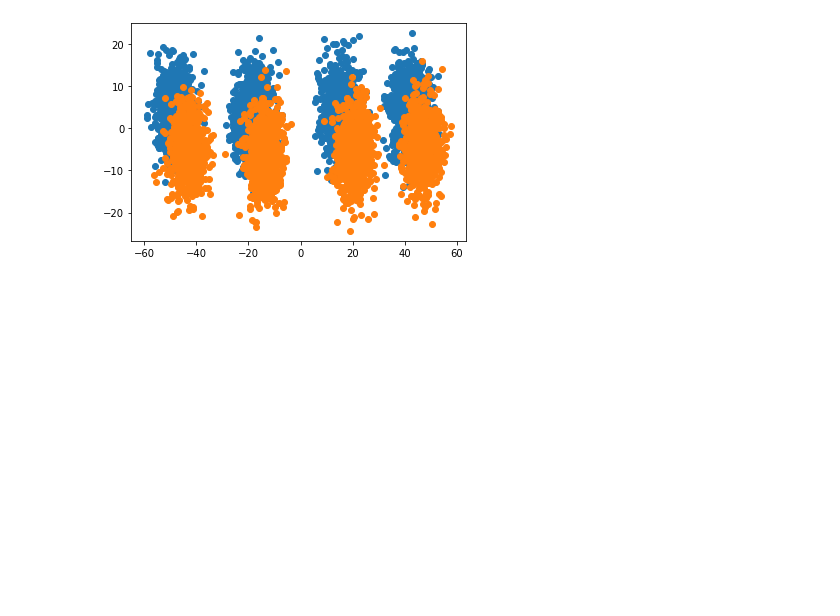
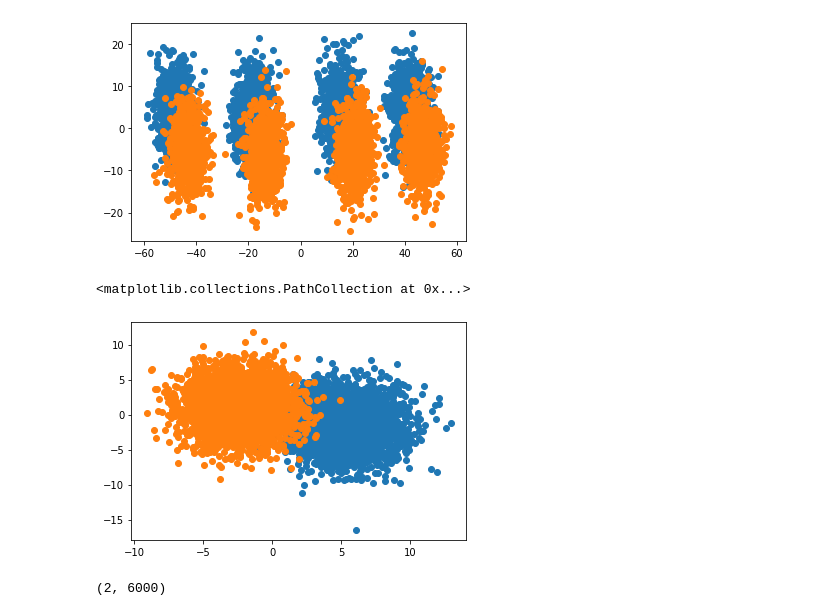
Before and after one commit to mattyred/poliTO-MLPR-Project, a Jupyter notebook: Code/Notebooks/DataInspection.ipynb, the cells around one changed output. Saved outputs shown, nothing was run; the diff lists cells and outputs as text; code cells hidden in the pictures; blank space fills up the shorter version.

```diff
--- a/Code/Notebooks/DataInspection.ipynb
+++ b/Code/Notebooks/DataInspection.ipynb
@@ -78,3 +78,16 @@ plt.scatter(DT_pca[0,LT==1], DT_pca[1,LT==1])
 # %% [output]
 <matplotlib.collections.PathCollection at 0x...>
 [figure]
+# %%
+lda = DimRed.LDA(DT, LT)
+DT_lda = lda.fitLDA(2, True)
+# %%
+plt.scatter(DT_lda[0,LT==0], DT_lda[1,LT==0])
+plt.scatter(DT_lda[0,LT==1], DT_lda[1,LT==1])
+# %% [output]
+<matplotlib.collections.PathCollection at 0x...>
+[figure, added]
+# %%
+DT_lda.shape
+# %% [output]
+(2, 6000)
```
Also changed, not shown: parts of 2 cells of this notebook, 1 other file.
